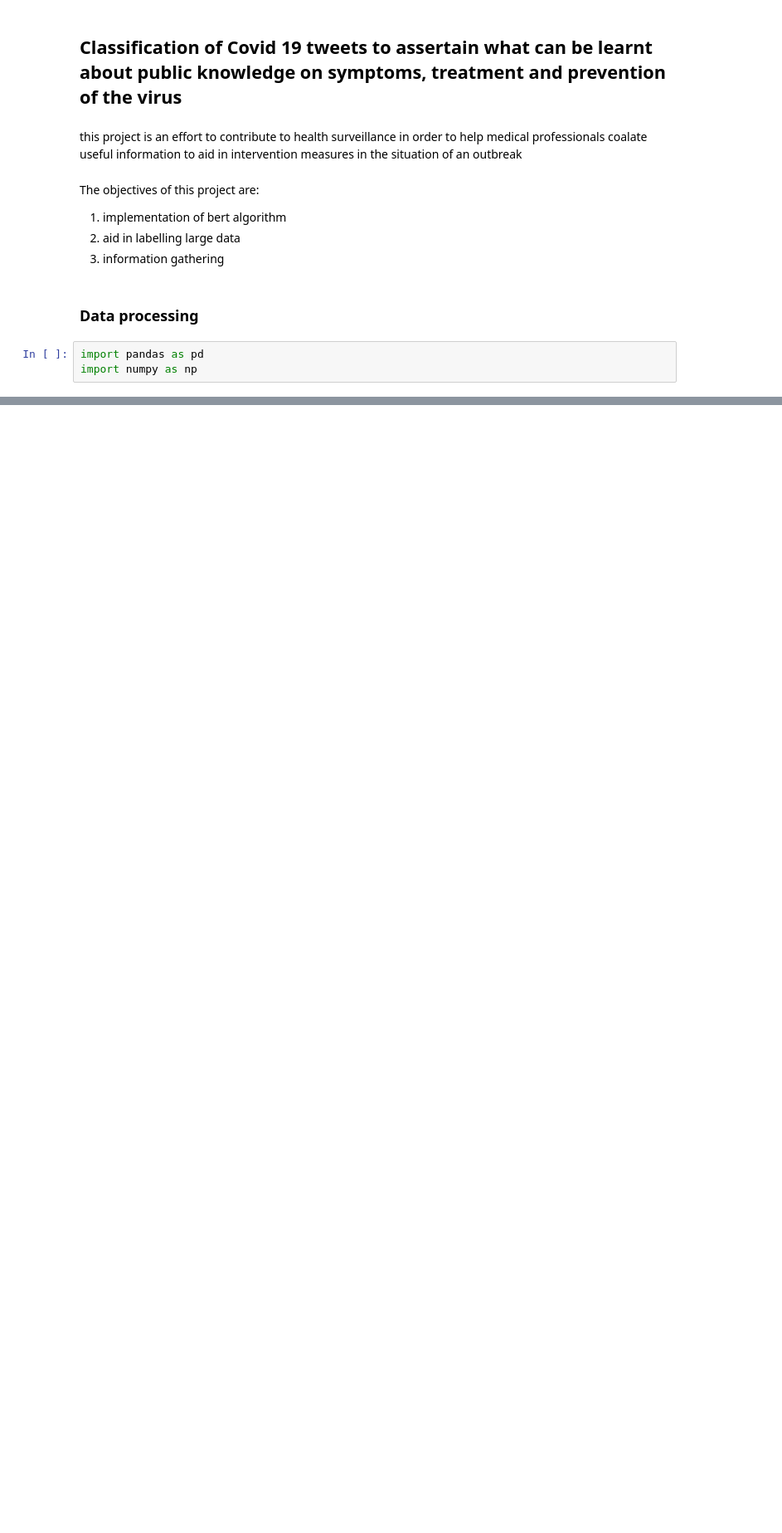
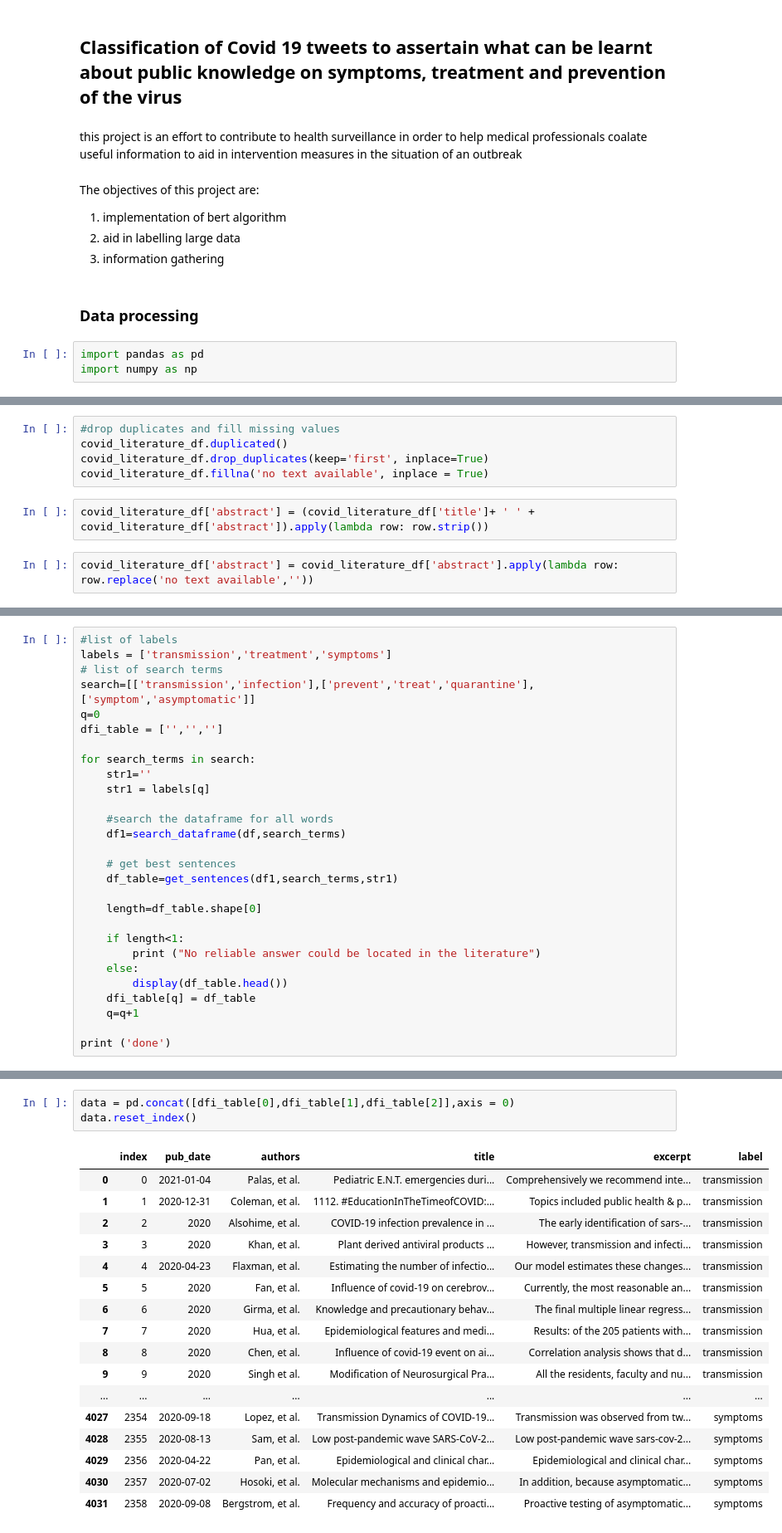
Before and after one commit to samOpare/classification-with-BERT, a Jupyter notebook: main.ipynb, the cells around one changed output, grey strips where cells are left out. Shown at 83% size. Saved outputs shown, nothing was run; the diff lists cells and outputs as text; blank space fills up the shorter version.

```diff
--- a/main.ipynb
+++ b/main.ipynb
@@ -25,0 +49,9 @@ covid_literature_df.head()
+# %%
+#drop duplicates and fill missing values
+covid_literature_df.duplicated()
+covid_literature_df.drop_duplicates(keep='first', inplace=True)
+covid_literature_df.fillna('no text available', inplace = True)
+# %%
+covid_literature_df['abstract'] = (covid_literature_df['title']+ ' ' + covid_literature_df['abstract']).apply(lambda row: row.strip())
+# %%
+covid_literature_df['abstract'] = covid_literature_df['abstract'].apply(lambda row: row.replace('no text available',''))
@@ -25,0 +141,28 @@ covid_literature_df.head()
+# %%
+#list of labels
+labels = ['transmission','treatment','symptoms']
+# list of search terms
+search=[['transmission','infection'],['prevent','treat','quarantine'],['symptom','asymptomatic']]
+q=0
+dfi_table = ['','','']
+
+for search_terms in search:
+    str1=''
+    str1 = labels[q]
+
+    #search the dataframe for all words
+    df1=search_dataframe(df,search_terms)
+
+    # get best sentences
+    df_table=get_sentences(df1,search_terms,str1)
+
+    length=df_table.shape[0]
+
+    if length<1:
+        print ("No reliable answer could be located in the literature")
+    else:
+        display(df_table.head())
+    dfi_table[q] = df_table
+    q=q+1
+
+print ('done')
@@ -25,0 +189,21 @@ covid_literature_df.head()
+# %%
+data = pd.concat([dfi_table[0],dfi_table[1],dfi_table[2]],axis = 0)
+data.reset_index()
+# %% [output]
+|  | index | pub_date | authors | title | excerpt | label |
+| 0 | 0 | 2021-01-04 | Palas, et al. | Pediatric E.N.T. emergencies duri... | Comprehensively we recommend inte... | transmission |
+| 1 | 1 | 2020-12-31 | Coleman, et al. | 1112. #EducationInTheTimeofCOVID:... | Topics included public health & p... | transmission |
+| 2 | 2 | 2020 | Alsohime, et al. | COVID-19 infection prevalence in ... | The early identification of sars-... | transmission |
+| 3 | 3 | 2020 | Khan, et al. | Plant derived antiviral products ... | However, transmission and infecti... | transmission |
+| 4 | 4 | 2020-04-23 | Flaxman, et al. | Estimating the number of infectio... | Our model estimates these changes... | transmission |
+| 5 | 5 | 2020 | Fan, et al. | Influence of covid-19 on cerebrov... | Currently, the most reasonable an... | transmission |
+| 6 | 6 | 2020 | Girma, et al. | Knowledge and precautionary behav... | The final multiple linear regress... | transmission |
+| 7 | 7 | 2020 | Hua, et al. | Epidemiological features and medi... | Results: of the 205 patients with... | transmission |
+| 8 | 8 | 2020 | Chen, et al. | Influence of covid-19 event on ai... | Correlation analysis shows that d... | transmission |
+| 9 | 9 | 2020 | Singh et al. | Modification of Neurosurgical Pra... | All the residents, faculty and nu... | transmission |
+| ... | ... | ... | ... | ... | ... | ... |
+| 4027 | 2354 | 2020-09-18 | Lopez, et al. | Transmission Dynamics of COVID-19... | Transmission was observed from tw... | symptoms |
+| 4028 | 2355 | 2020-08-13 | Sam, et al. | Low post‐pandemic wave SARS‐CoV‐2... | Low post‐pandemic wave sars‐cov‐2... | symptoms |
+| 4029 | 2356 | 2020-04-22 | Pan, et al. | Epidemiological and clinical char... | Epidemiological and clinical char... | symptoms |
+| 4030 | 2357 | 2020-07-02 | Hosoki, et al. | Molecular mechanisms and epidemio... | In addition, because asymptomatic... | symptoms |
+| 4031 | 2358 | 2020-09-08 | Bergstrom, et al. | Frequency and accuracy of proacti... | Proactive testing of asymptomatic... | symptoms |
```
Also changed, not shown: parts of 10 cells of this notebook.
